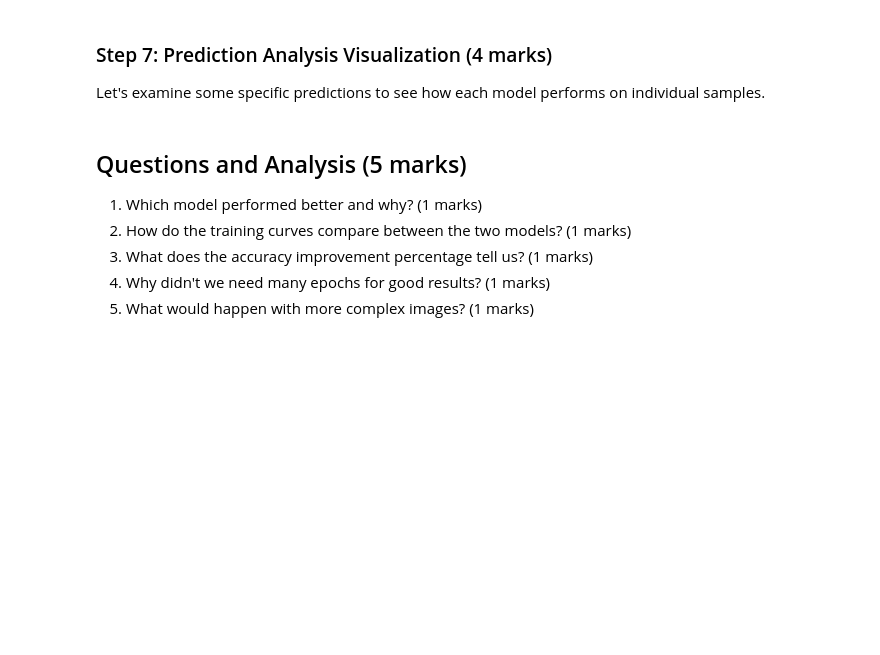
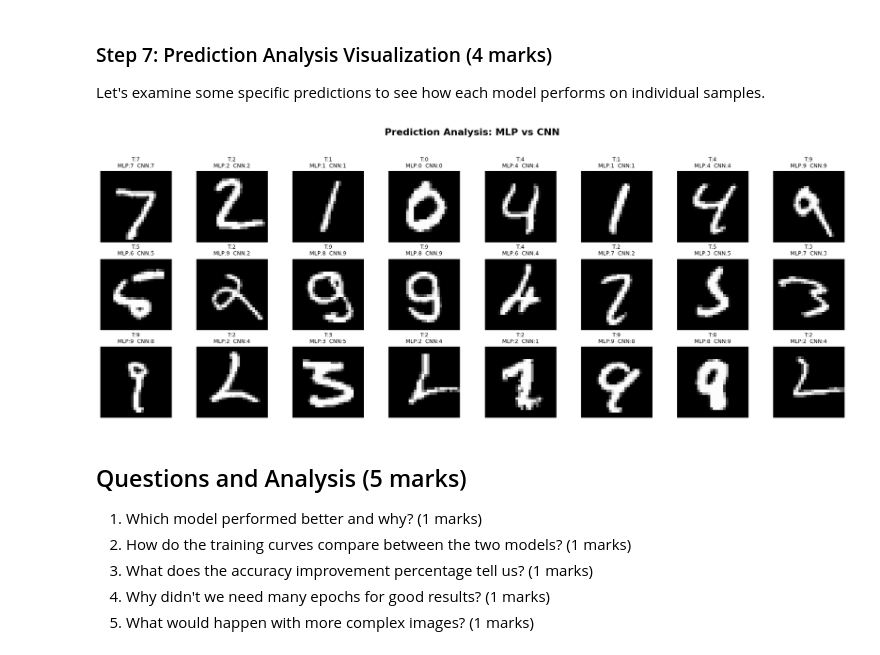
Before and after one commit to MuhammadHamzaKhanAfridi/ENGG680_Fall_2025, a Jupyter notebook: Lab Assignment 2/Assignment2_Upload (1).ipynb, the cells around one changed output. Saved outputs shown, nothing was run; the diff lists cells and outputs as text; code cells hidden in the pictures; blank space fills up the shorter version.

```diff
--- a/Lab Assignment 2/Assignment2_Upload (1).ipynb
+++ b/Lab Assignment 2/Assignment2_Upload (1).ipynb
@@ -1532,37 +1641,59 @@ Let's examine some specific predictions to see how each model performs on indivi
 # %%
 # Visualize correct and incorrect predictions, create a 3x8 grid
 # First row: Both models correct
 # Second row: CNN correct, MLP wrong
 # Third row: MLP correct, CNN wrong
 
 # Create subplots
 # your code here (1 marks)
-
+fig, axes = plt.subplots(3, 8, figsize=(18, 7))
+fig.suptitle("Prediction Analysis: MLP vs CNN", fontsize=16, fontweight="bold")
 
 # Find correct predictions for each case
 # Sample for both_correct
 both_correct = (mlp_predicted_classes == y_test) & (cnn_predicted_classes == y_test)
 both_correct_indices = np.where(both_correct)[0][:8]
 
 # your code here (1 marks)
+# Second row: CNN correct, MLP wrong
+cnn_correct_mlp_wrong = (cnn_predicted_classes == y_test) & (mlp_predicted_classes != y_test)
+cnn_correct_mlp_wrong_indices = np.where(cnn_correct_mlp_wrong)[0][:8]
 
+# Third row: MLP correct, CNN wrong
+mlp_correct_cnn_wrong = (mlp_predicted_classes == y_test) & (cnn_predicted_classes != y_test)
+mlp_correct_cnn_wrong_indices = np.where(mlp_correct_cnn_wrong)[0][:8]
 
 
 
 # Plot examples, you can learn how to plot them from previous plotting code in Part 2
 # Add a title for each graph showing the true label and both model predictions
 # hint: use for loop to iterate through the indices and plot each image
 # your code here (2 marks)
+def plot_row(indices, row_idx, row_title):
+    for col, idx in enumerate(indices):
+        ax = axes[row_idx, col]
+        ax.imshow(X_test_normalized[idx], cmap='gray')
+        true_label = y_test[idx]
+        mlp_pred = mlp_predicted_classes[idx]
+        cnn_pred = cnn_predicted_classes[idx]
+        ax.set_title(f"T:{true_label}\nMLP:{mlp_pred}  CNN:{cnn_pred}", fontsize=9)
+        ax.axis('off')
+    # If fewer than 8 samples (unlikely), hide remaining axes
+    for col in range(len(indices), 8):
+        axes[row_idx, col].axis('off')
 
+# Row 0: both models correct
+plot_row(both_correct_indices, 0, "Both Correct")
 
+# Row 1: CNN correct, MLP wrong
+plot_row(cnn_correct_mlp_wrong_indices, 1, "CNN Correct, MLP Wrong")
 
-
-
-
-
-
-
+# Row 2: MLP correct, CNN wrong
+plot_row(mlp_correct_cnn_wrong_indices, 2, "MLP Correct, CNN Wrong")
+plt.tight_layout(rect=[0, 0, 1, 0.95])
 plt.show()
+# %% [output]
+[figure, added]
 # %% [markdown]
 ## Questions and Analysis (5 marks)
 
```
Also changed, not shown: parts of 12 cells of this notebook.
